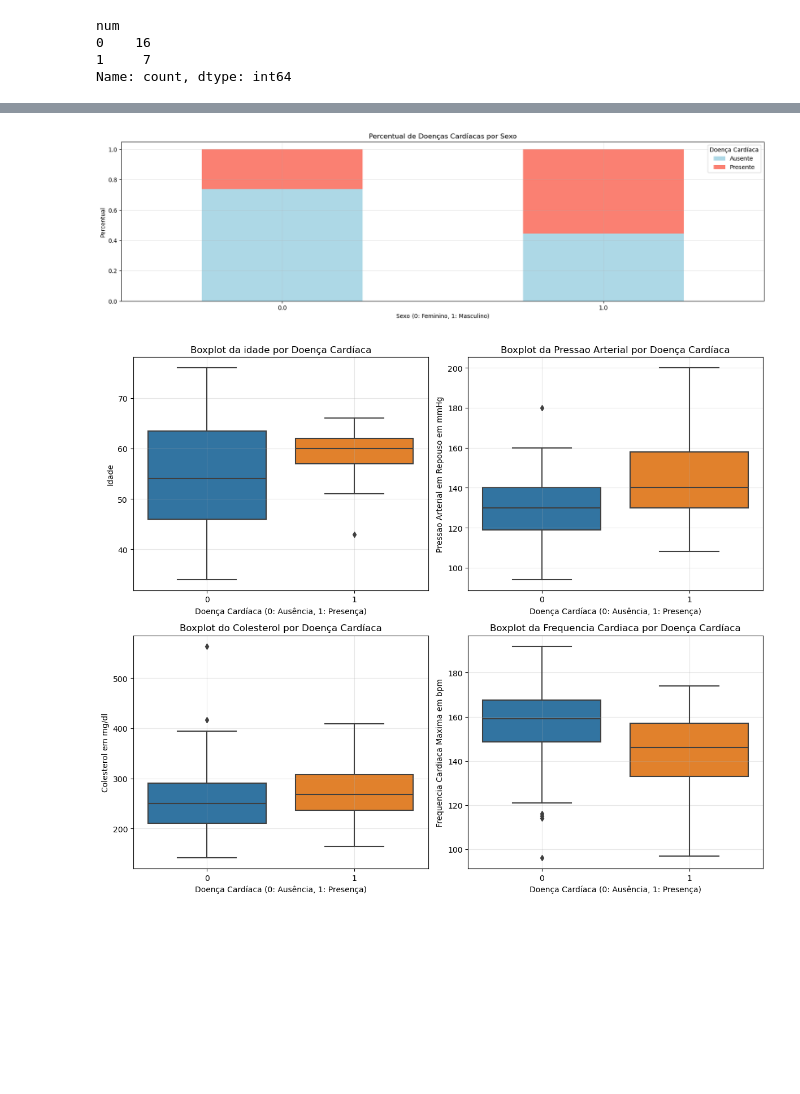
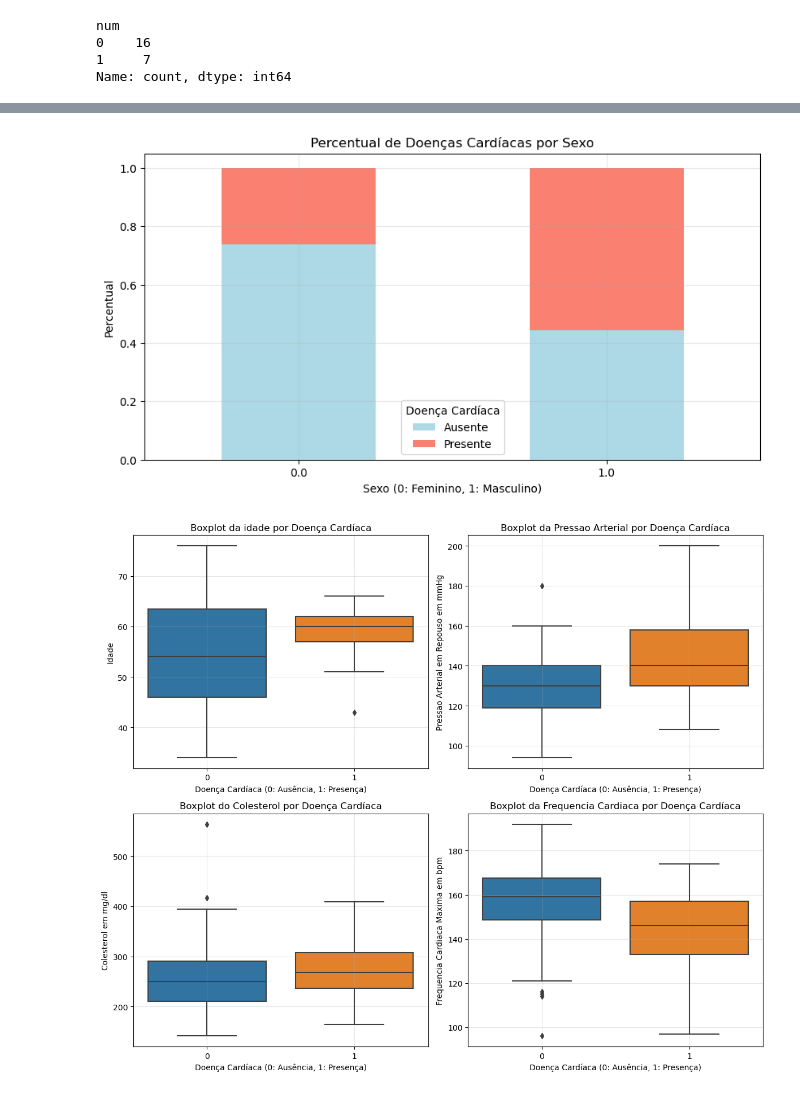
Before and after one commit to lbarbosacipriani/final-PCS5787, a Jupyter notebook: code/eda_preliminar_hear.ipynb, the cells around one changed output, grey strips where cells are left out. Drawn from its saved outputs; the diff is of its cells as text; code cells hidden in the pictures; blank space fills up the shorter version.

```diff
--- a/code/eda_preliminar_hear.ipynb
+++ b/code/eda_preliminar_hear.ipynb
@@ -185,7 +185,7 @@ plt.show()
 # Gráfico de resultado do repouso eletrocardiográfico vs num, contendo o percentual de cada categoria
 restecg_num_counts = df.groupby('restecg')['num'].value_counts(normalize=True).unstack().fillna(0)
 
-plt.rcParams["figure.figsize"] = (20, 5)
+plt.rcParams["figure.figsize"] = (12, 5)
 restecg_num_counts.plot(kind='bar', stacked=True, color=['lightblue', 'salmon'])
 
 plt.title('Percentual de Doenças Cardíacas por Resultado do Repouso Eletrocardiográfico')
@@ -200,19 +200,19 @@ plt.show()
 # %%
 # Gráfico de resultado do repouso eletrocardiográfico vs num, contendo o percentual de cada categoria
 restecg_num_counts = df.groupby('sex')['num'].value_counts(normalize=True).unstack().fillna(0)
 
-plt.rcParams["figure.figsize"] = (20, 5)
+plt.rcParams["figure.figsize"] = (10, 5)
 restecg_num_counts.plot(kind='bar', stacked=True, color=['lightblue', 'salmon'])
 
 plt.title('Percentual de Doenças Cardíacas por Sexo')
 plt.xlabel('Sexo (0: Feminino, 1: Masculino)')
 plt.ylabel('Percentual')
 plt.xticks(rotation=0)
 plt.legend(title='Doença Cardíaca', labels=['Ausente', 'Presente'])
 plt.grid(True, alpha=0.3)
 plt.show()
 # %% [output]
-[figure, old version]
+[figure, new version]
 # %%
 fig, axes = plt.subplots(2, 2, figsize=(12, 10))
 df1= df[df['sex']==0]
```
Also changed, not shown: parts of 12 cells of this notebook, 15 other files.
